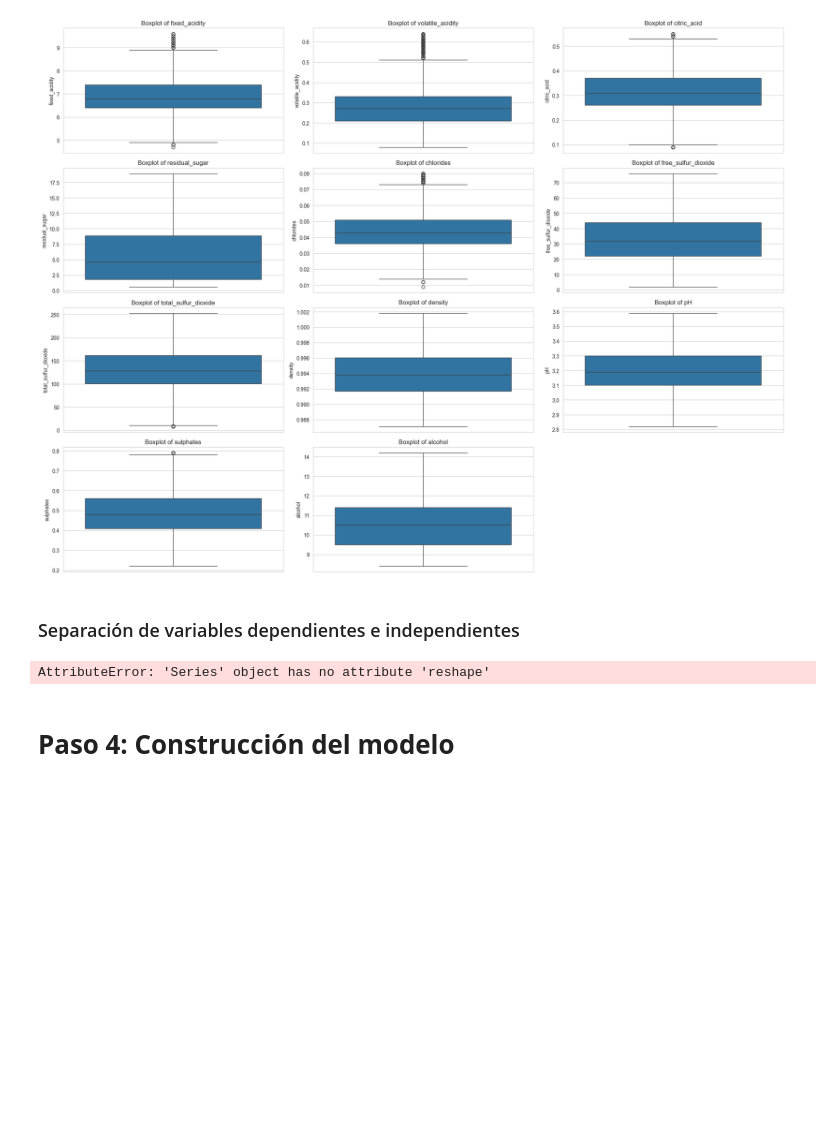
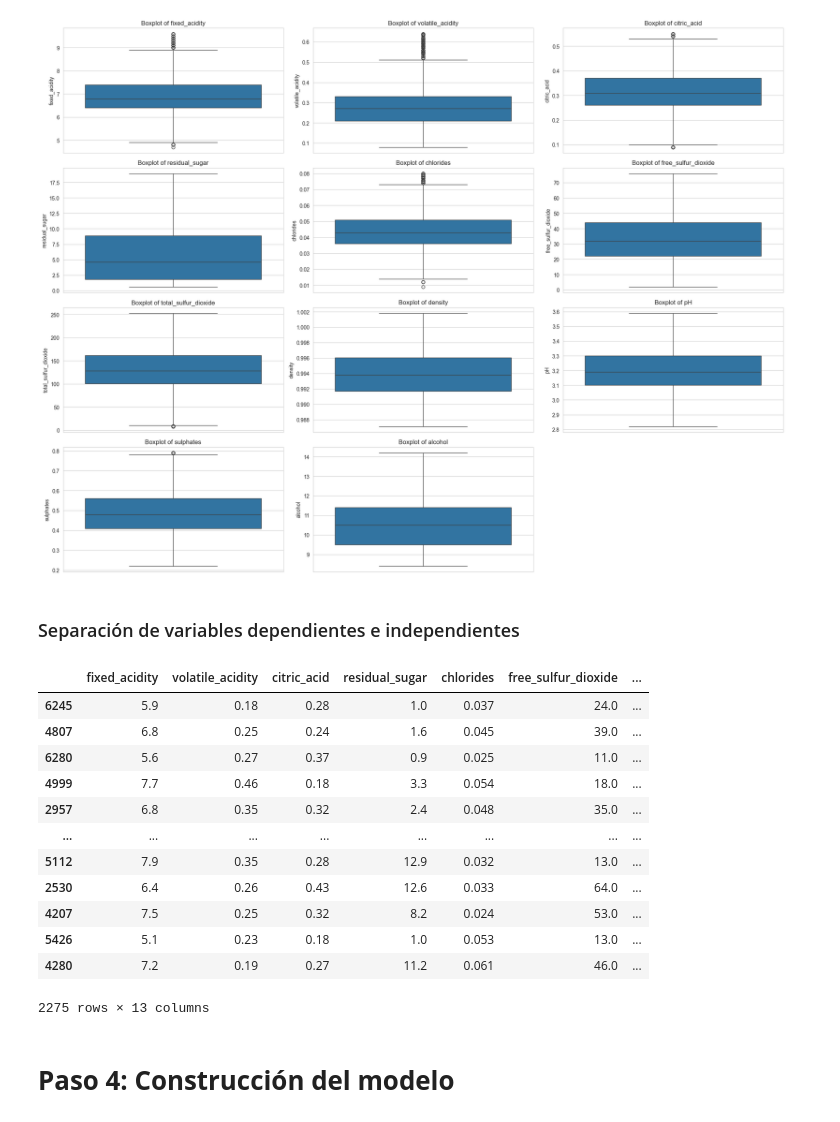
Before and after one commit to Nidhood/project-3-IA, a Jupyter notebook: IA-ANN.ipynb, the cells around one changed output. Drawn from its saved outputs; the diff is of its cells as text; code cells hidden in the pictures; blank space fills up the shorter version.

```diff
--- a/IA-ANN.ipynb
+++ b/IA-ANN.ipynb
@@ -248,34 +218,49 @@ plt.show()
 # %% [markdown]
 ### Separación de variables dependientes e independientes
 # %%
+from keras.src.utils import to_categorical
+
 # Dividir el dataset en conjunto de entrenamiento y conjunto de pruebas (80-20)
+# df_wine.drop(columns=['color_red', 'color_white'], inplace=True)
 y_data = df_wine['quality']
+y_data = to_categorical(y_data)
 X_data = df_wine.drop(columns=['quality'])
+
 #
-X_data_train1, X_data_test1, y_data_train1, y_data_test1 = train_test_split(X_data, y_data, test_size=0.5, random_state=42)
-X_data_train2, X_data_test2, y_data_train2, y_data_test2 = train_test_split(X_data, y_data, test_size=0.4, random_state=42)
-X_data_train3, X_data_test3, y_data_train3, y_data_test3 = train_test_split(X_data, y_data, test_size=0.2, random_state=42)
+X_data_train1, X_data_test1, y_data_train1, y_data_test1 = train_test_split(X_data, y_data, test_size=0.5, random_state=2)
+X_data_train2, X_data_test2, y_data_train2, y_data_test2 = train_test_split(X_data, y_data, test_size=0.4, random_state=2)
+X_data_train3, X_data_test3, y_data_train3, y_data_test3 = train_test_split(X_data, y_data, test_size=0.2, random_state=2)
+
+
+sc1 = StandardScaler()
+sc2 = StandardScaler()
+sc3 = StandardScaler()
 
 # Estandarizar los datos
-x_data_train1_scaled = StandardScaler().fit_transform(X_data_train1)
-x_data_test1_scaled = StandardScaler().fit_transform(X_data_test1)
+x_data_train1_scaled = sc1.fit_transform(X_data_train1)
+x_data_test1_scaled = sc1.transform(X_data_test1)
 
-x_data_train2_scaled = StandardScaler().fit_transform(X_data_train2)
-x_data_test2_scaled = StandardScaler().fit_transform(X_data_test2)
+x_data_train2_scaled = sc2.fit_transform(X_data_train2)
+x_data_test2_scaled = sc2.transform(X_data_test2)
 
-x_data_train3_scaled = StandardScaler().fit_transform(X_data_train3)
-x_data_test3_scaled = StandardScaler().fit_transform(X_data_test3)
-
-y_data_train1 = y_data_train1.reshape(-1, 1)
-y_data_test1 = y_data_test1.reshape(-1, 1)
-
-y_data_train2 = y_data_train2.reshape(-1, 1)
-y_data_test2 = y_data_test2.reshape(-1, 1)
-
-y_data_train3 = y_data_train3.reshape(-1, 1)
-y_data_test3 = y_data_test3.reshape(-1, 1)
+x_data_train3_scaled = sc3.fit_transform(X_data_train3)
+x_data_test3_scaled = sc3.transform(X_data_test3)
-# %% [output]
-AttributeError: 'Series' object has no attribute 'reshape'
+# %%
+X_data_train1
+# %% [output]
+|  | fixed_acidity | volatile_acidity | citric_acid | residual_sugar | chlorides | free_sulfur_dioxide | ... |
+| 6245 | 5.9 | 0.18 | 0.28 | 1.0 | 0.037 | 24.0 | ... |
+| 4807 | 6.8 | 0.25 | 0.24 | 1.6 | 0.045 | 39.0 | ... |
+| 6280 | 5.6 | 0.27 | 0.37 | 0.9 | 0.025 | 11.0 | ... |
+| 4999 | 7.7 | 0.46 | 0.18 | 3.3 | 0.054 | 18.0 | ... |
+| 2957 | 6.8 | 0.35 | 0.32 | 2.4 | 0.048 | 35.0 | ... |
+| ... | ... | ... | ... | ... | ... | ... | ... |
+| 5112 | 7.9 | 0.35 | 0.28 | 12.9 | 0.032 | 13.0 | ... |
+| 2530 | 6.4 | 0.26 | 0.43 | 12.6 | 0.033 | 64.0 | ... |
+| 4207 | 7.5 | 0.25 | 0.32 | 8.2 | 0.024 | 53.0 | ... |
+| 5426 | 5.1 | 0.23 | 0.18 | 1.0 | 0.053 | 13.0 | ... |
+| 4280 | 7.2 | 0.19 | 0.27 | 11.2 | 0.061 | 46.0 | ... |
+2275 rows × 13 columns
 # %% [markdown]
 # **Paso 4: Construcción del modelo**
 # %% [markdown]
```
Also changed, not shown: parts of 17 cells of this notebook.
